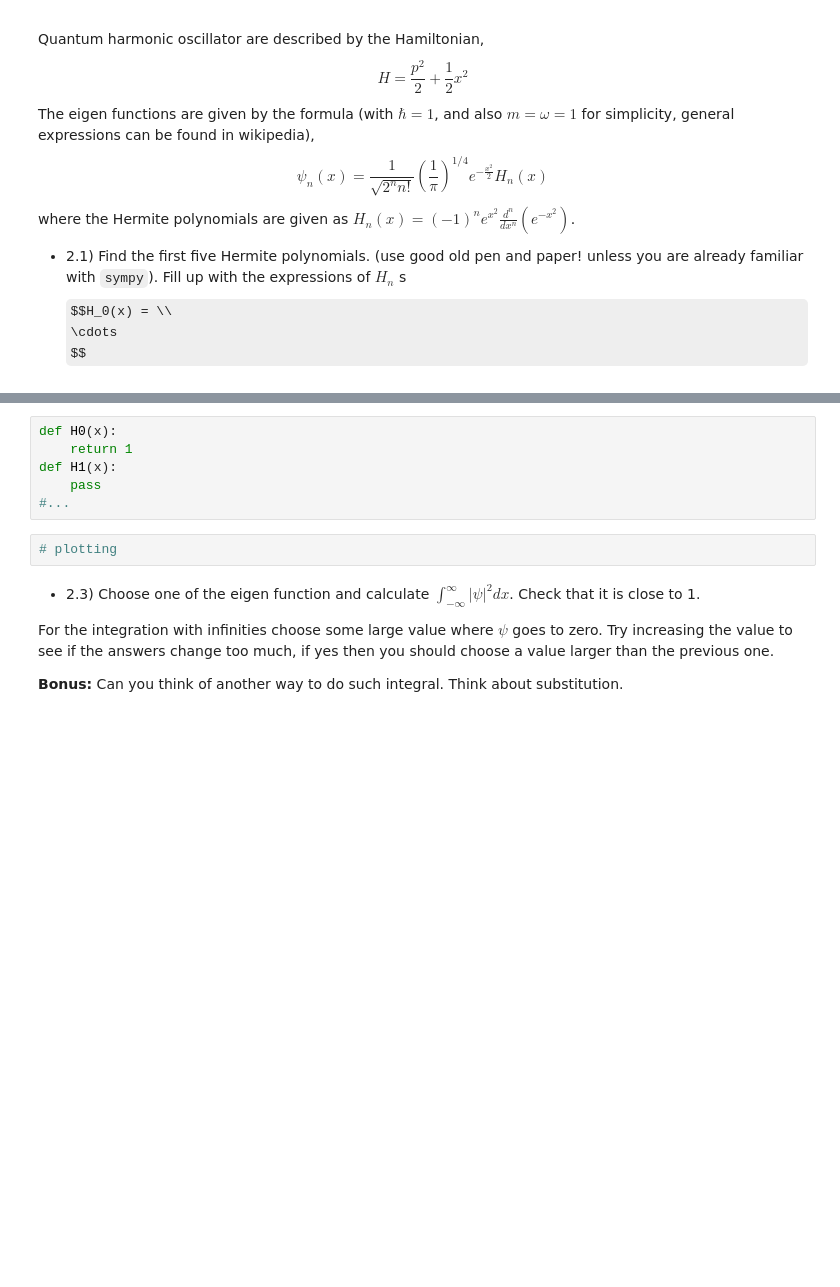
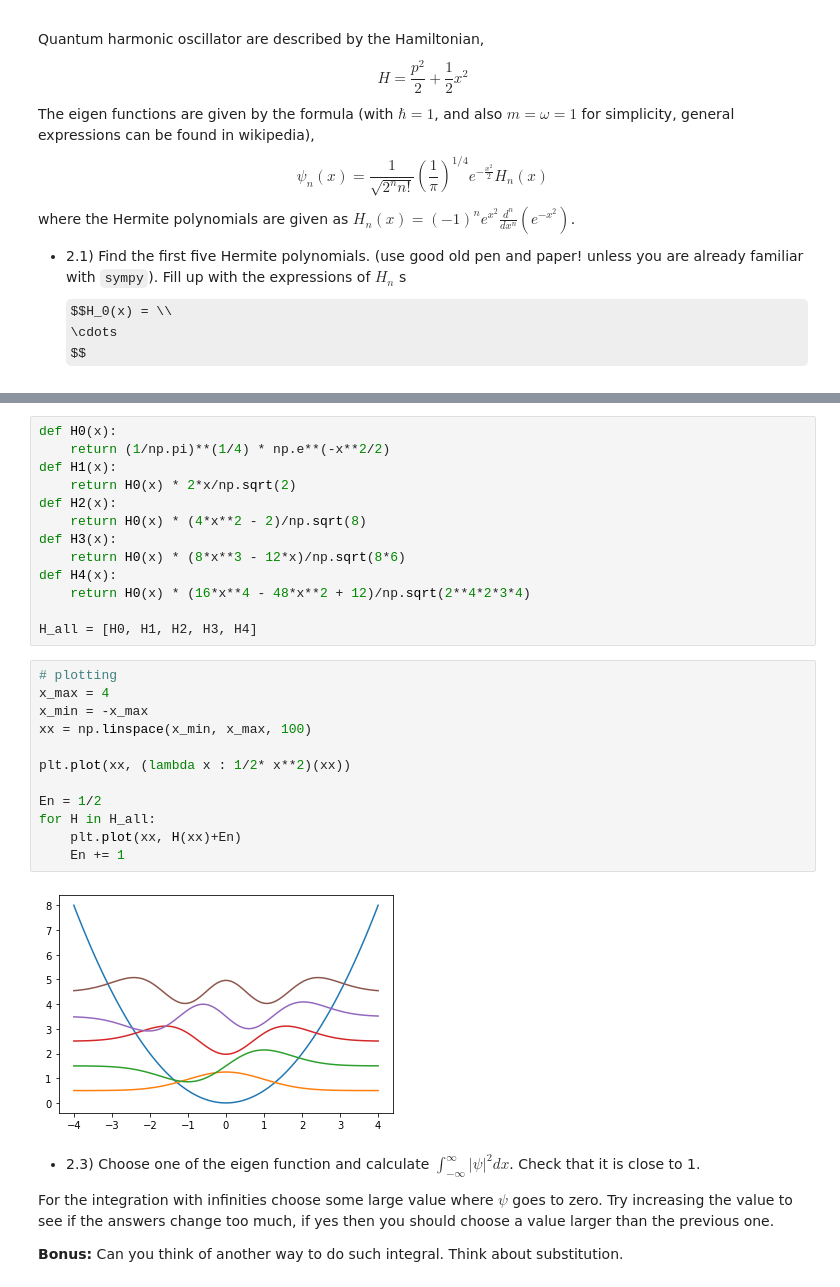
Before and after one commit to T2ooomasz/ComputationalMethodsI, a Jupyter notebook: HW/hw4TomaszKazulak.ipynb, the cells around one changed output, grey strips where cells are left out. Drawn from its saved outputs; the diff is of its cells as text; some formulas as TeX source; blank space fills up the shorter version.

```diff
--- a/HW/hw4TomaszKazulak.ipynb
+++ b/HW/hw4TomaszKazulak.ipynb
@@ -88,14 +89,33 @@ $$H_0(x) = \\
 $$
 # %% [markdown]
 - 2.2) Plot the first five eigenfunctions on top of  the harmonic potential (second term in the Hamiltonian) shifted by their respective energy, $E_n = (n+\frac{1}{2})$. (the figure should look something like ![](https://upload.wikimedia.org/wikipedia/commons/9/9e/HarmOsziFunktionen.png))
-# %%
-def H0(x):
-    return 1
-def H1(x):
-    pass
-#...
-# %%
-# plotting
+# %%
+def H0(x):
+    return (1/np.pi)**(1/4) * np.e**(-x**2/2)
+def H1(x):
+    return H0(x) * 2*x/np.sqrt(2)
+def H2(x):
+    return H0(x) * (4*x**2 - 2)/np.sqrt(8)
+def H3(x):
+    return H0(x) * (8*x**3 - 12*x)/np.sqrt(8*6)
+def H4(x):
+    return H0(x) * (16*x**4 - 48*x**2 + 12)/np.sqrt(2**4*2*3*4)
+
+H_all = [H0, H1, H2, H3, H4]
+# %%
+# plotting
+x_max = 4
+x_min = -x_max
+xx = np.linspace(x_min, x_max, 100)
+
+plt.plot(xx, (lambda x : 1/2* x**2)(xx))
+
+En = 1/2
+for H in H_all:
+    plt.plot(xx, H(xx)+En)
+    En += 1
+# %% [output]
+[figure, added]
 # %% [markdown]
  - 2.3) Choose one of the eigen function and calculate $\int_{-\infty}^{\infty}|\psi|^2 dx$. Check that it is close to 1.
 
```
Also changed, not shown: parts of 3 cells of this notebook.
